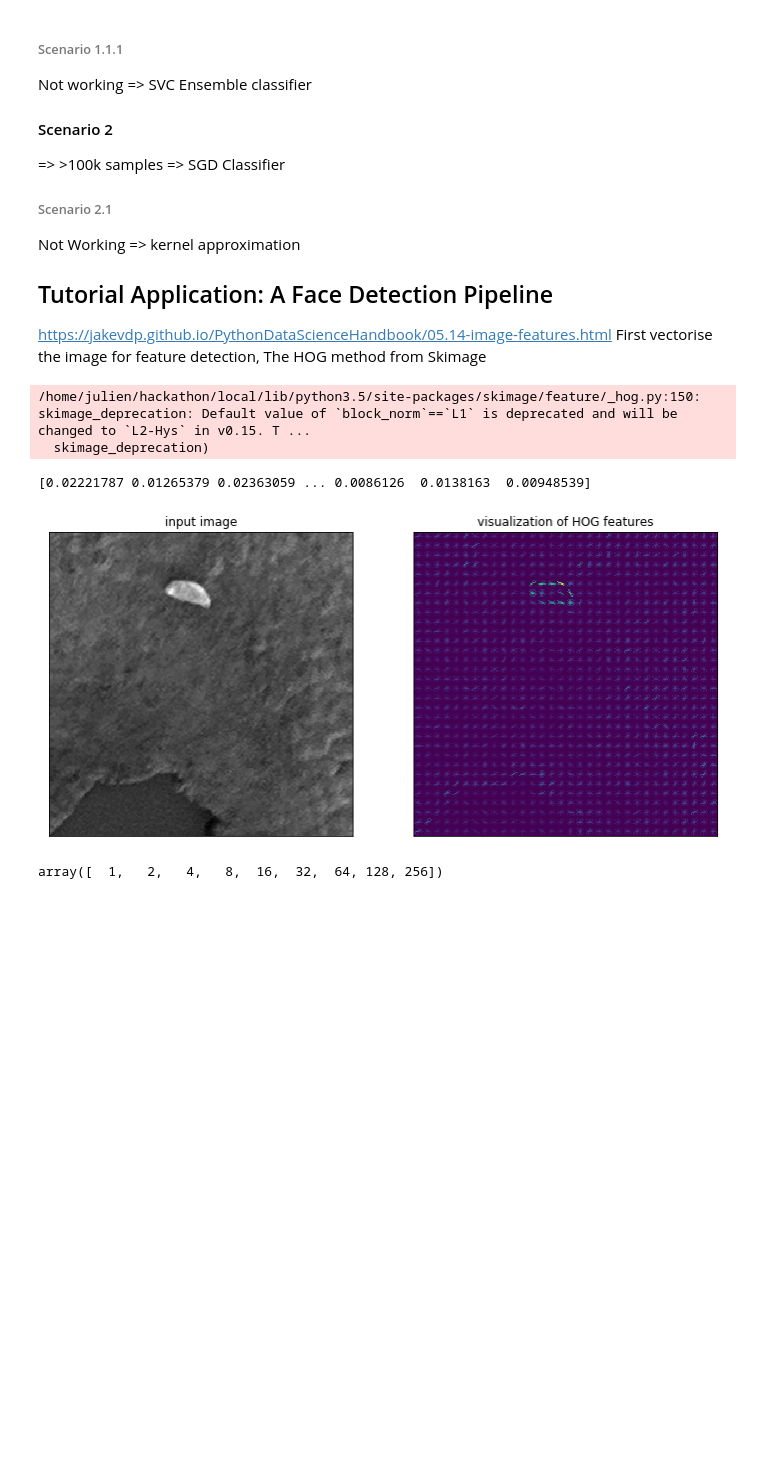
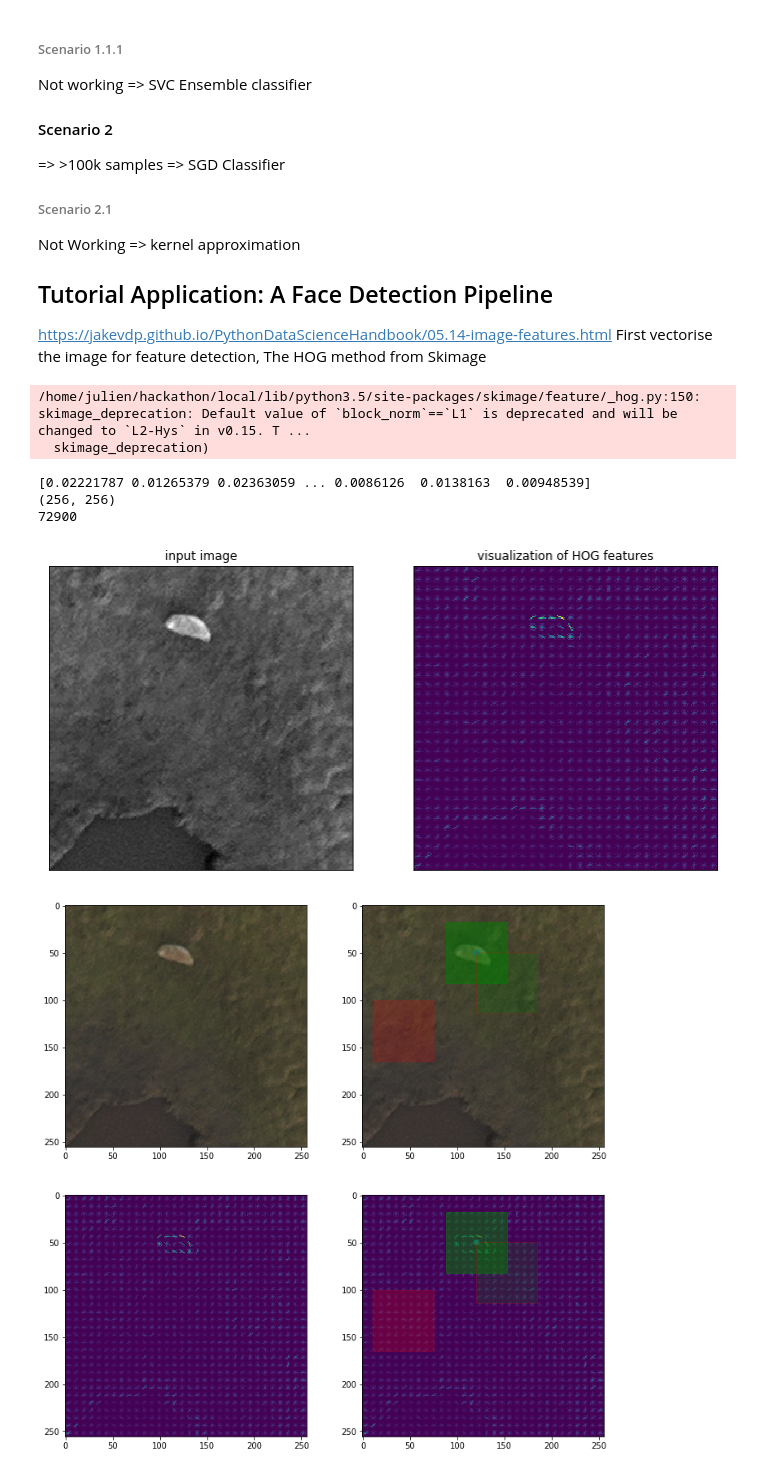
Before and after one commit to alex-schaaf/savewally, a Jupyter notebook: Julien_notebook.ipynb, the cells around one changed output. Cells and saved outputs as stored; diff of their text form; code cells hidden in the pictures; blank space fills up the shorter version.

```diff
--- a/Julien_notebook.ipynb
+++ b/Julien_notebook.ipynb
@@ -58,6 +64,7 @@ First vectorise the image for feature detection, The HOG method from Skimage
 # %%
 from skimage import data, color, feature
 from PIL import Image
+import numpy as np
 import matplotlib.pyplot as plt
 def RGB2Lum(patch):
     '''Convert a rgb array to grey using standard luminence equation'''
@@ -78,13 +85,30 @@ ax[0].set_title('input image')
 
 ax[1].imshow(hog_vis)
 ax[1].set_title('visualization of HOG features')
-print(hog_vec)
 # %% [output]
 /home/julien/hackathon/local/lib/python3.5/site-packages/skimage/feature/_hog.py:150: skimage_deprecation: Default value of `block_norm`==`L1` is deprecated and will be changed to `L2-Hys` in v0.15. T ...
   skimage_deprecation)
 [0.02221787 0.01265379 0.02363059 ... 0.0086126  0.0138163  0.00948539]
+(256, 256)
+72900
 [figure]
-# %%
-2**np.arange(9)
-# %% [output]
-array([  1,   2,   4,   8,  16,  32,  64, 128, 256])
+# %%
+import matplotlib.pyplot as plt
+import matplotlib.patches as mpatches
+
+X,Y = 120,49
+Dia = 32
+
+fig, ax = plt.subplots(2,2, figsize=(12, 12))
+img = [Im,hog_vis]
+for i in range(len(img)):
+    norm = ax[i,0].imshow(img[i])
+    ax[i,1].imshow(img[i])
+    v = ax[i,1].scatter(X,Y)
+    rect = mpatches.Rectangle((X-32, Y-32),65,65,linewidth=1,edgecolor='g',facecolor='g', alpha= 0.5)
+    rect2= mpatches.Rectangle((X, Y),65,65,linewidth=1,edgecolor='r',facecolor='g', alpha= 0.2)
+    rect3 = mpatches.Rectangle((10, 100),65,65,linewidth=1,edgecolor='r',facecolor='r', alpha= 0.2)
+    for p in [rect, rect2, rect3]:
+            ax[i,1].add_patch(p)
+# %% [output]
+[figure, added]
```
Also changed, not shown: parts of 2 cells of this notebook.
